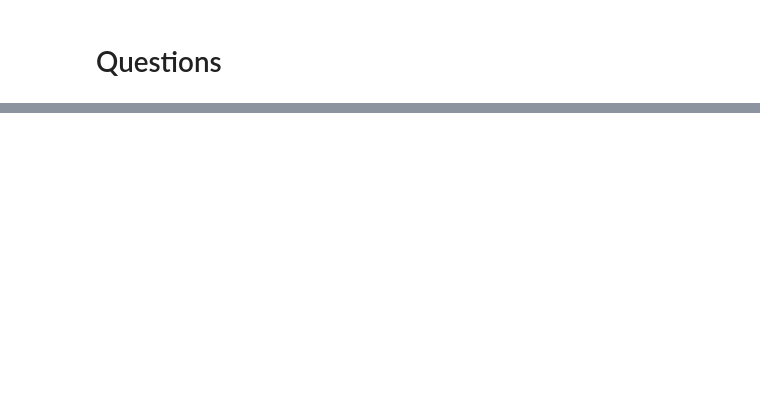
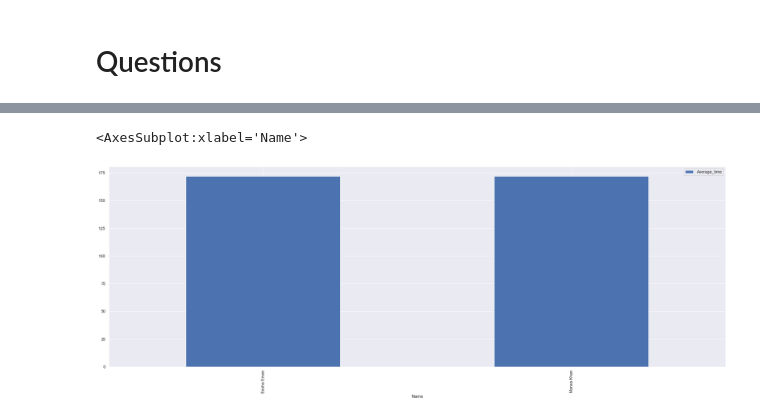
Before and after one commit to kashaf874/EDA, a Jupyter notebook: eda_devnation_data/Exploratory Data Analysis on data of DevNation Students.ipynb, the cells around one changed output, grey strips where cells are left out. Drawn from its saved outputs; the diff is of its cells as text; code cells hidden in the pictures; blank space fills up the shorter version.

```diff
--- a/eda_devnation_data/Exploratory Data Analysis on data of DevNation Students.ipynb
+++ b/eda_devnation_data/Exploratory Data Analysis on data of DevNation Students.ipynb
@@ -236,4 +259,9 @@ df_concat
 # %%
-df_concat['Time_m'] = np.linspace(9,29,157)
-intensities = np.random.rand(len(df_concat))
+#top students with
+
+top_st = df_concat[df_concat.Time_m == df_concat.Time_m.max()]
+top_st.plot(x='Name',y='Average_time', kind = 'bar')
+# %% [output]
+<AxesSubplot:xlabel='Name'>
+[figure, added]
 # %%
```
Also changed, not shown: parts of 29 cells of this notebook.
